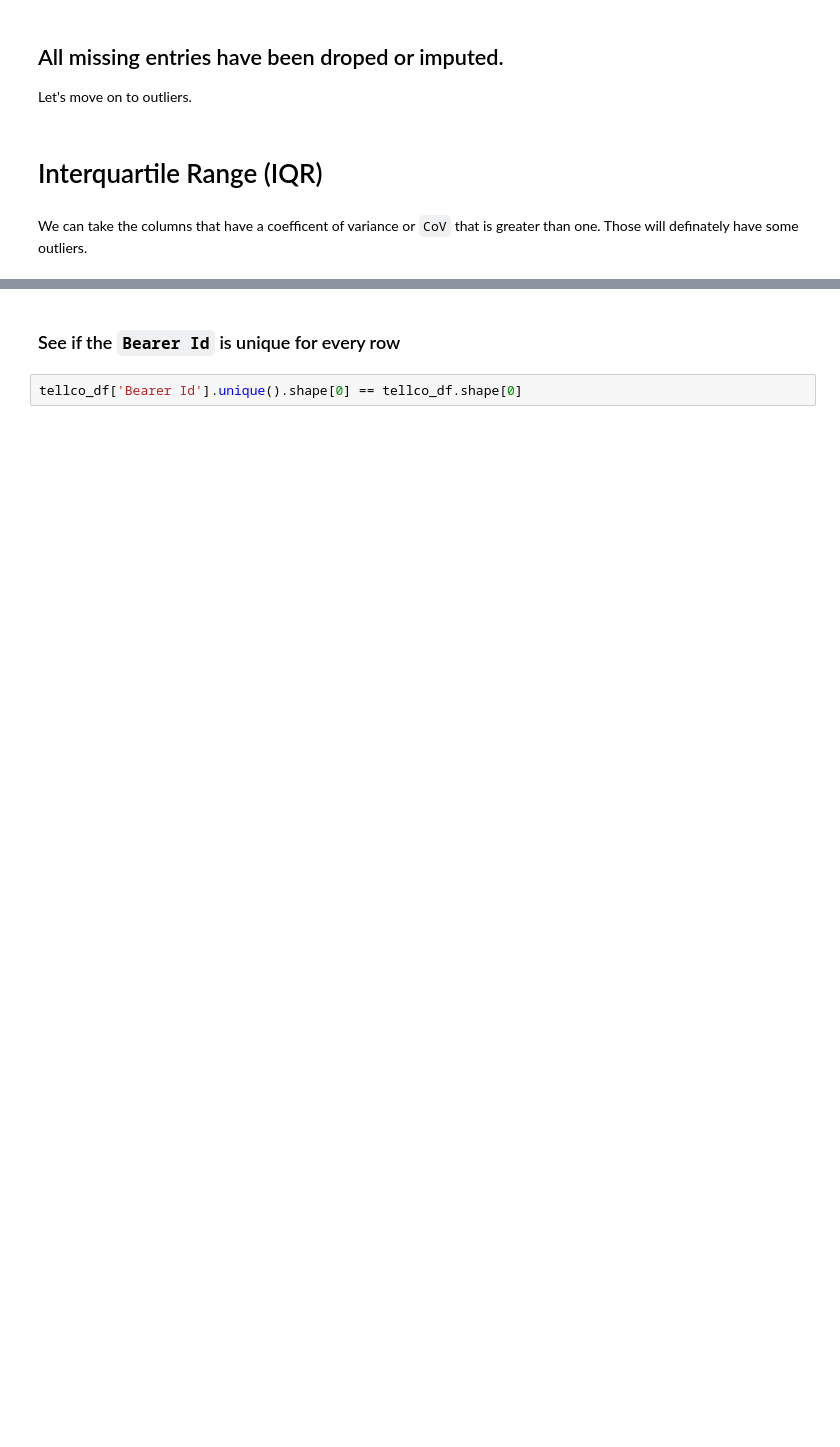
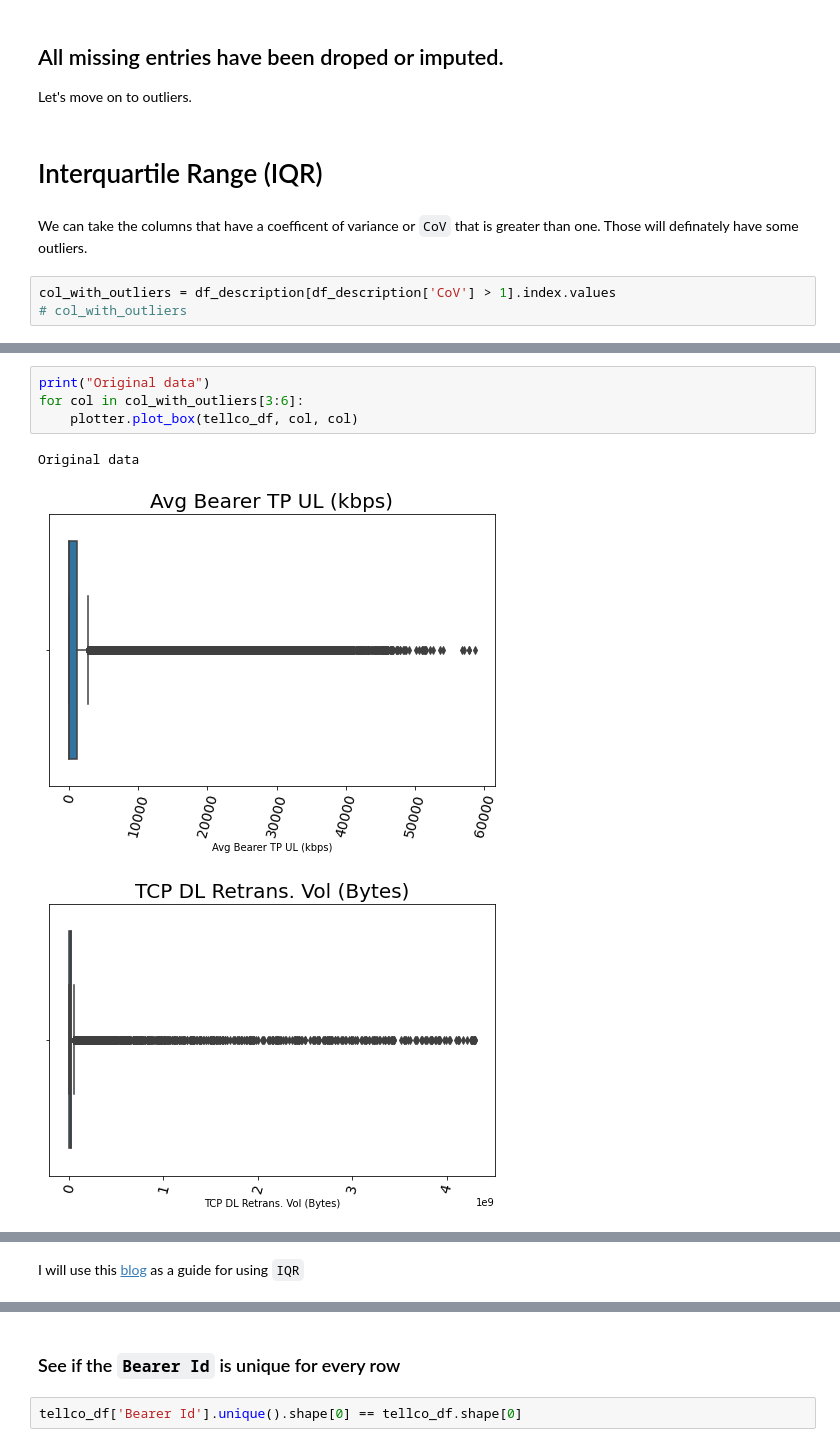
Before and after one commit to Hen0k/TellCo-user-analysis, a Jupyter notebook: notebooks/EDA.ipynb, the cells around one changed output, grey strips where cells are left out. Drawn from its saved outputs; the diff is of its cells as text; blank space fills up the shorter version.

Commit message:
notebook: Test IQR and Log scalling for outlier treatment

```diff
--- a/notebooks/EDA.ipynb
+++ b/notebooks/EDA.ipynb
@@ -328,3 +328,5 @@ Let's move on to outliers.
 # %% [markdown]
 We can take the columns that have a coefficent of variance or `CoV` that is greater than one. Those will definately have some outliers.
 # %%
+col_with_outliers = df_description[df_description['CoV'] > 1].index.values
+# col_with_outliers
@@ -348,0 +333,8 @@ We can take the columns that have a coefficent of variance or `CoV` that is grea
+# %%
+print("Original data")
+for col in col_with_outliers[3:6]:
+    plotter.plot_box(tellco_df, col, col)
+# %% [output]
+Original data
+[figure, added]
+[figure, added]
@@ -348,0 +342,2 @@ We can take the columns that have a coefficent of variance or `CoV` that is grea
+# %% [markdown]
+I will use this [blog](https://www.pluralsight.com/guides/cleaning-up-data-from-outliers) as a guide for using `IQR`
```
Also changed, not shown: parts of 8 cells of this notebook.
